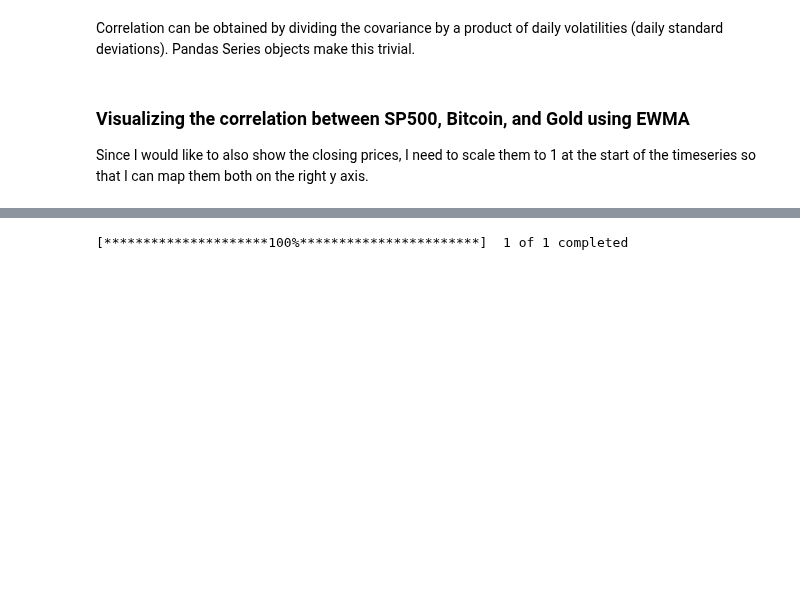
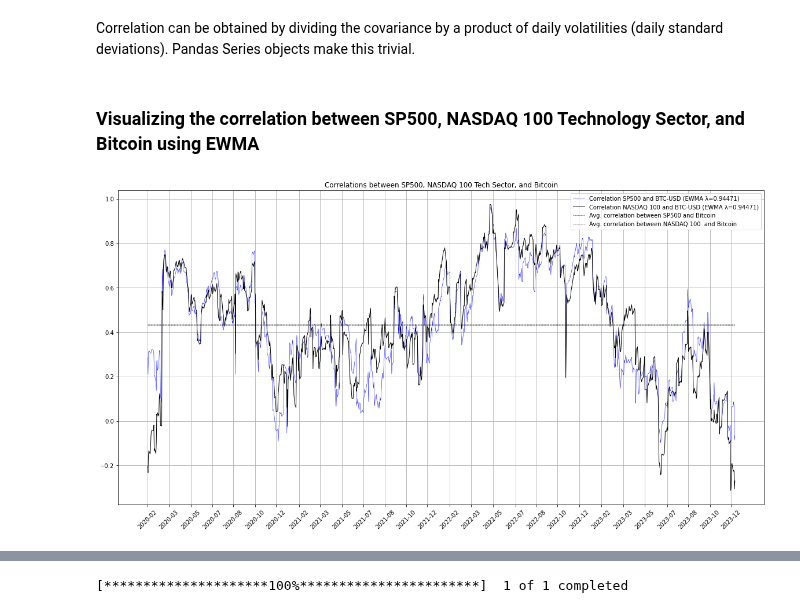
Before and after one commit to ilchen/RMaFI, a Jupyter notebook: ch11_variance_covariance.ipynb, the cells around one changed output, grey strips where cells are left out. Cells and saved outputs as stored; diff of their text form; code cells hidden in the pictures; blank space fills up the shorter version.

```diff
--- a/ch11_variance_covariance.ipynb
+++ b/ch11_variance_covariance.ipynb
@@ -25,4 +50,7 @@ As I expained above, we'll need to search for a λ that maximizes the likelihood
 # A kludge for pandas-datareader not being able to cope with latest Yahoo-Finance changes
 import yfinance as yfin
 yfin.pdr_override()
+# %%
+start = BDay(1).rollforward(date(2020, 1, 1)).date()
+end = date.today()
 # %%
@@ -38,17 +67,19 @@ asset_prices_gold = asset_prices['GC=F'].dropna()
 # %% [output]
 [*********************100%***********************]  3 of 3 completed
 # %%
-# Searching for a λ that maximizes the likelihood of witnessing the percentage changes of both SP500, BTC and Gold
+# Searching for a λ that maximizes the likelihood of witnessing the percentage changes of SP500, NASDAQ 100, and BTC
 combined_ewma = parameter_estimators.EWMAParameterEstimator(asset_prices)
 
 # Reusing it to track the volatilities of these two assets and their covariane
 sp500_vol_tracker = volatility_trackers.EWMAVolatilityTracker(combined_ewma.lamda, asset_prices_sp500)
+nq100_vol_tracker = volatility_trackers.EWMAVolatilityTracker(combined_ewma.lamda, asset_prices_nq100)
 btc_vol_tracker = volatility_trackers.EWMAVolatilityTracker(combined_ewma.lamda, asset_prices_btc)
-gold_vol_tracker = volatility_trackers.EWMAVolatilityTracker(combined_ewma.lamda, asset_prices_gold)
 
 # Covariance between SP500 and BTC
-covariance_tracker_sp500_btc = covariance_trackers.EWMACovarianceTracker(combined_ewma.lamda, asset_prices[['^GSPC', 'BTC-USD']])
+covariance_tracker_sp500_btc = covariance_trackers.EWMACovarianceTracker(combined_ewma.lamda,
+                                                                         asset_prices[['^GSPC', 'BTC-USD']])
 
-# Covariance between SP500 and Gold
-covariance_tracker_sp500_gold = covariance_trackers.EWMACovarianceTracker(combined_ewma.lamda, asset_prices[['^GSPC', 'GC=F']])
+# Covariance between NASDAQ 100 Technology sector and BTC
+covariance_tracker_nq100_btc = covariance_trackers.EWMACovarianceTracker(combined_ewma.lamda,
+                                                                         asset_prices[['^NDXT', 'BTC-USD']])
 # %% [output]
@@ -62,15 +93,12 @@ print('\u03BB that maximizes the likelihood of percentage changes in SP500, BTC-
 Correlation can be obtained by dividing the covariance by a product of daily volatilities (daily standard deviations). Pandas Series objects make this trivial.
 # %%
 sp500_vols = sp500_vol_tracker.get_daily_volatilities()
+nq100_vols = nq100_vol_tracker.get_daily_volatilities()
 btc_vols = btc_vol_tracker.get_daily_volatilities()
-gold_vols = gold_vol_tracker.get_daily_volatilities()
 covariances_sp500_btc = covariance_tracker_sp500_btc.get_covariances()
 correlations_sp500_btc = covariances_sp500_btc / (sp500_vols * btc_vols)
 correlations_sp500_btc.dropna(inplace=True)
 
-covariances_sp500_gold = covariance_tracker_sp500_gold.get_covariances()
-correlations_sp500_gold = covariances_sp500_gold / (sp500_vols * gold_vols)
-correlations_sp500_gold.dropna(inplace=True)
+covariances_nq100_btc = covariance_tracker_nq100_btc.get_covariances()
+correlations_nq100_btc = covariances_nq100_btc / (nq100_vols * btc_vols)
+correlations_nq100_btc.dropna(inplace=True)
-# %% [markdown]
-### Visualizing the correlation between SP500, Bitcoin, and Gold using EWMA
-Since I would like to also show the closing prices, I need to scale them to 1 at the start of the timeseries so that I can map them both on the right y axis.
@@ -80,0 +105,22 @@ rescaled_asset_prices_gold = gold_vol_tracker.get_adj_close_prices_for_dates(cov
+# %% [markdown]
+### Visualizing the correlation between SP500, NASDAQ 100 Technology Sector, and Bitcoin using EWMA
+# %%
+days_to_skip = 20 # Skipping the first 20 datapoints
+
+x = covariance_tracker_sp500_btc.get_dates()[days_to_skip:]
+fig, ax = plt.subplots(figsize=(20, 10))
+ax.plot(x, correlations_sp500_btc[days_to_skip:],
+        label='Correlation SP500 and BTC-USD (EWMA λ=%.5f)' % combined_ewma.lamda , linewidth=.5, color='b')
+ax.plot(x, correlations_nq100_btc[days_to_skip:],
+        label='Correlation NASDAQ 100 and BTC-USD (EWMA λ=%.5f)' % combined_ewma.lamda , linewidth=1, color='k')
+ax.title.set_text('Correlations between SP500, NASDAQ 100 Tech Sector, and Bitcoin')
+ax.hlines(correlations_sp500_btc[days_to_skip:].mean(), label='Avg. correlation between SP500 and Bitcoin',
+          xmin=x[0], xmax=x[-1], linestyle='--', linewidth=.5, color='b')
+ax.hlines(correlations_nq100_btc[days_to_skip:].mean(), label='Avg. correlation between NASDAQ 100  and Bitcoin',
+          xmin=x[0], xmax=x[-1], linestyle='--', linewidth=.5, color='k')
+ax.legend()
+ax.grid(True)
+ax.set_xticks(x[::36])
+_ = ax.set_xticklabels(x[::36].strftime('%Y-%m'), rotation=45)
+# %% [output]
+[figure, added]
```
Also changed, not shown: parts of 43 cells of this notebook, 1 other file.
